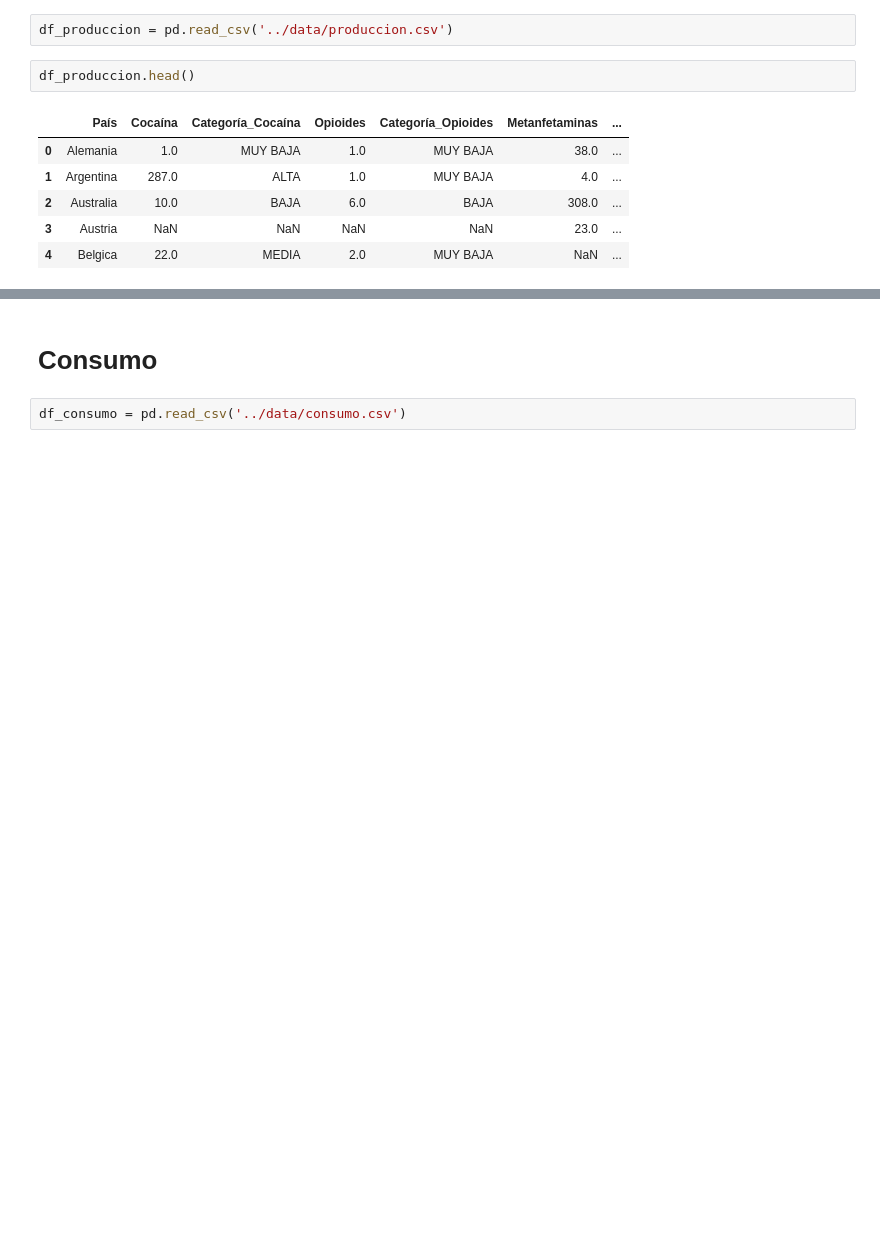
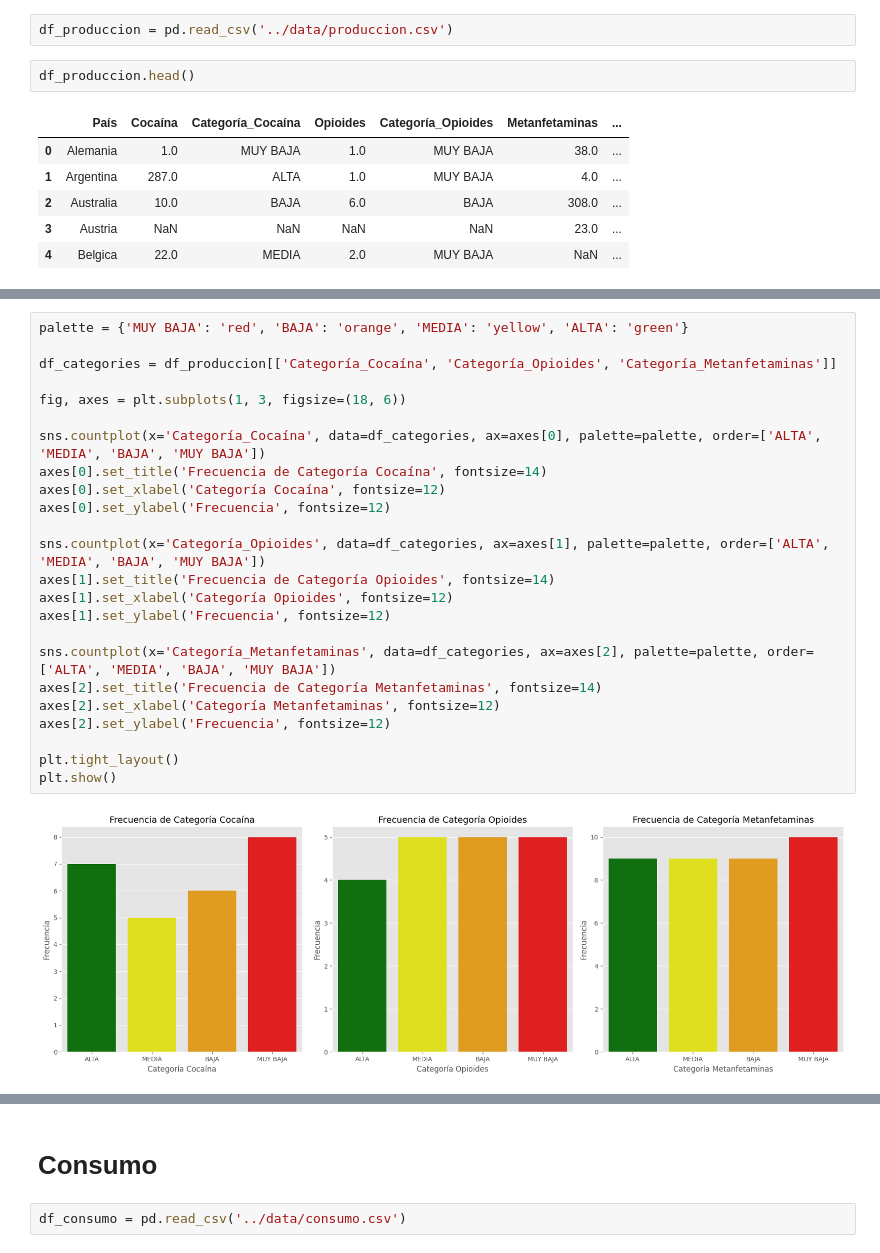
Before and after one commit to bitazaratustra/proyecto_ar, a Jupyter notebook: notebooks/EDA.ipynb, the cells around one changed output, grey strips where cells are left out. Drawn from its saved outputs; the diff is of its cells as text; blank space fills up the shorter version.

```diff
--- a/notebooks/EDA.ipynb
+++ b/notebooks/EDA.ipynb
@@ -83 +98,27 @@ df_produccion.head()
+# %%
+palette = {'MUY BAJA': 'red', 'BAJA': 'orange', 'MEDIA': 'yellow', 'ALTA': 'green'}
+
+df_categories = df_produccion[['Categoría_Cocaína', 'Categoría_Opioides', 'Categoría_Metanfetaminas']]
+
+fig, axes = plt.subplots(1, 3, figsize=(18, 6))
+
+sns.countplot(x='Categoría_Cocaína', data=df_categories, ax=axes[0], palette=palette, order=['ALTA', 'MEDIA', 'BAJA', 'MUY BAJA'])
+axes[0].set_title('Frecuencia de Categoría Cocaína', fontsize=14)
+axes[0].set_xlabel('Categoría Cocaína', fontsize=12)
+axes[0].set_ylabel('Frecuencia', fontsize=12)
+
+sns.countplot(x='Categoría_Opioides', data=df_categories, ax=axes[1], palette=palette, order=['ALTA', 'MEDIA', 'BAJA', 'MUY BAJA'])
+axes[1].set_title('Frecuencia de Categoría Opioides', fontsize=14)
+axes[1].set_xlabel('Categoría Opioides', fontsize=12)
+axes[1].set_ylabel('Frecuencia', fontsize=12)
+
+sns.countplot(x='Categoría_Metanfetaminas', data=df_categories, ax=axes[2], palette=palette, order=['ALTA', 'MEDIA', 'BAJA', 'MUY BAJA'])
+axes[2].set_title('Frecuencia de Categoría Metanfetaminas', fontsize=14)
+axes[2].set_xlabel('Categoría Metanfetaminas', fontsize=12)
+axes[2].set_ylabel('Frecuencia', fontsize=12)
+
+plt.tight_layout()
+plt.show()
+# %% [output]
+[figure, added]
 # %%
```
Also changed, not shown: parts of 9 cells of this notebook.
